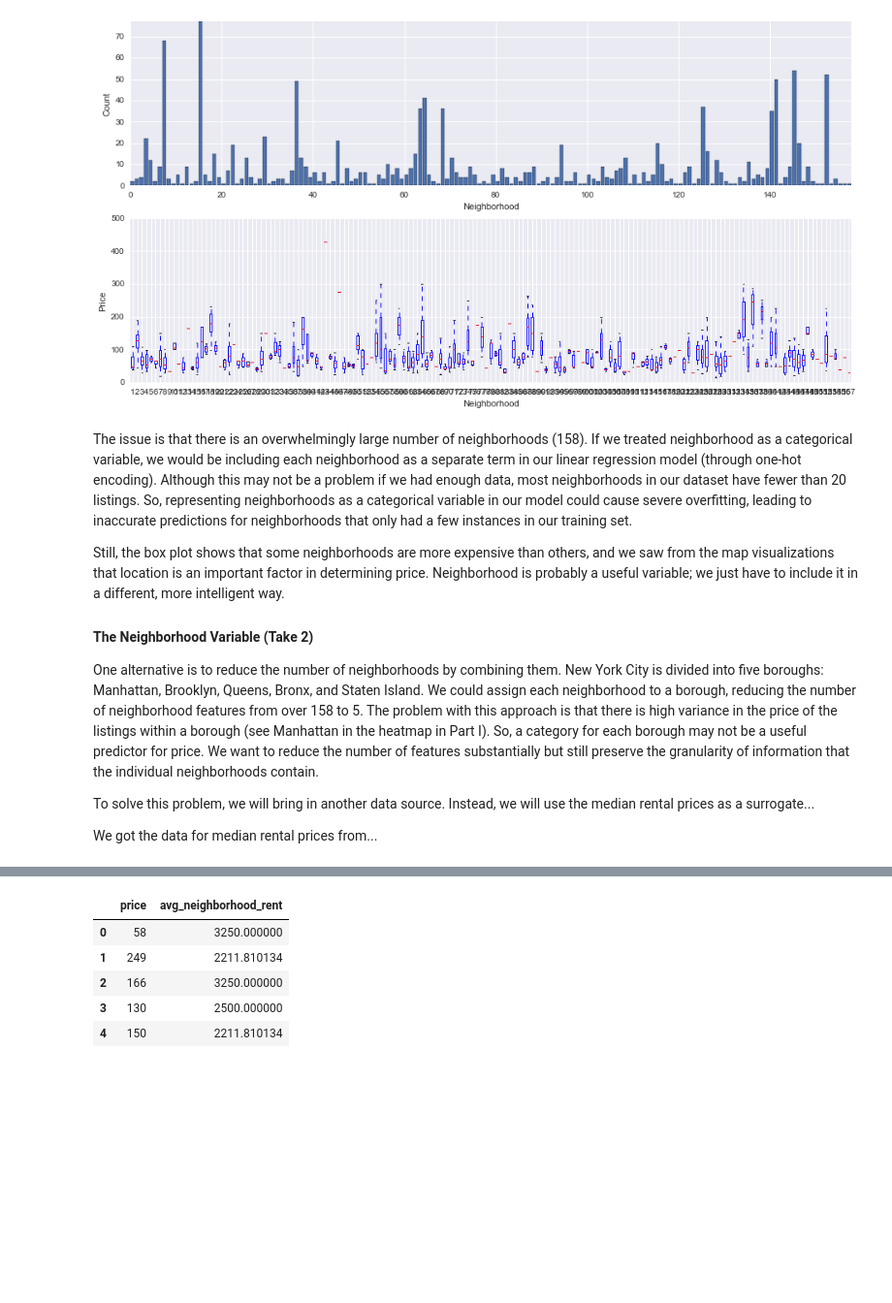
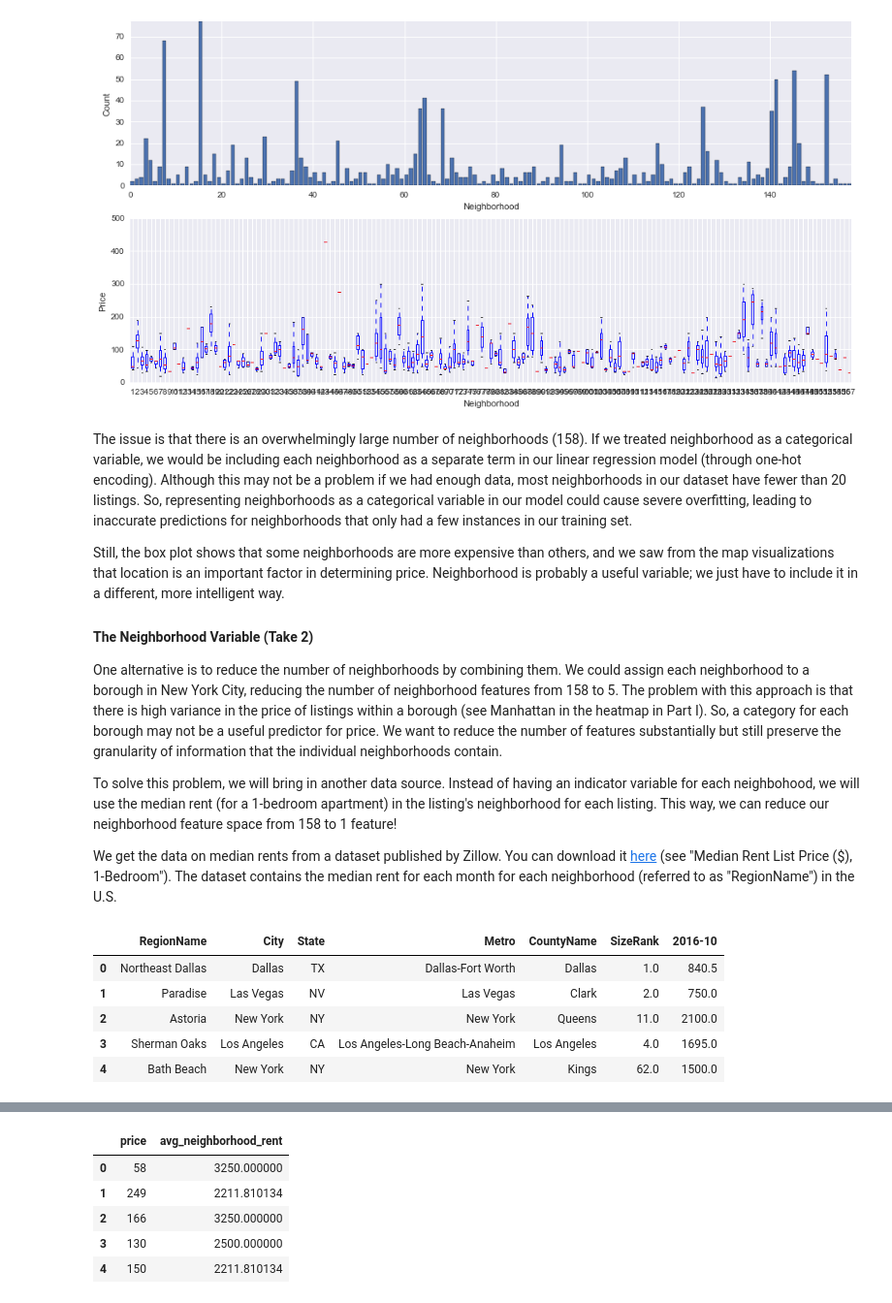
Before and after one commit to shouvikmani/AirbnbDataAnalysis, a Jupyter notebook: Analyzing_Airbnb_in_New_York_City.ipynb, the cells around one changed output, grey strips where cells are left out. Shown: that part at 97% size. Saved outputs shown, nothing was run; the diff lists cells and outputs as text; code cells hidden in the pictures; blank space fills up the shorter version.

```diff
--- a/Analyzing_Airbnb_in_New_York_City.ipynb
+++ b/Analyzing_Airbnb_in_New_York_City.ipynb
@@ -275,8 +298,17 @@ The issue is that there is an overwhelmingly large number of neighborhoods (158)
 Still, the box plot shows that some neighborhoods are more expensive than others, and we saw from the map visualizations that location is an important factor in determining price. Neighborhood is probably a useful variable; we just have to include it in a different, more intelligent way.
 
 #### The Neighborhood Variable (Take 2)
-One alternative is to reduce the number of neighborhoods by combining them. New York City is divided into five boroughs: Manhattan, Brooklyn, Queens, Bronx, and Staten Island. We could assign each neighborhood to a borough, reducing the number of neighborhood features from over 158 to 5. The problem with this approach is that there is high variance in the price of the listings within a borough (see Manhattan in the heatmap in Part I). So, a category for each borough may not be a useful predictor for price. We want to reduce the number of features substantially but still preserve the granularity of information that the individual neighborhoods contain.
+One alternative is to reduce the number of neighborhoods by combining them. We could assign each neighborhood to a borough in New York City, reducing the number of neighborhood features from 158 to 5. The problem with this approach is that there is high variance in the price of listings within a borough (see Manhattan in the heatmap in Part I). So, a category for each borough may not be a useful predictor for price. We want to reduce the number of features substantially but still preserve the granularity of information that the individual neighborhoods contain.
 
-To solve this problem, we will bring in another data source. Instead, we will use the median rental prices as a surrogate...
+To solve this problem, we will bring in another data source. Instead of having an indicator variable for each neighbohood, we will use the median rent (for a 1-bedroom apartment) in the listing's neighborhood for each listing. This way, we can reduce our neighborhood feature space from 158 to 1 feature!
 
-We got the data for median rental prices from...
+We get the data on median rents from a dataset published by Zillow. You can download it [here](http://www.zillow.com/research/data/) (see "Median Rent List Price ($), 1-Bedroom"). The dataset contains the median rent for each month for each neighborhood (referred to as "RegionName") in the U.S.
+# %%
+pd.read_csv("data/Neighborhood_MedianRentalPrice_1Bedroom.csv").head()
+# %% [output]
+|  | RegionName | City | State | Metro | CountyName | SizeRank | 2016-10 |
+| 0 | Northeast Dallas | Dallas | TX | Dallas-Fort Worth | Dallas | 1.0 | 840.5 |
+| 1 | Paradise | Las Vegas | NV | Las Vegas | Clark | 2.0 | 750.0 |
+| 2 | Astoria | New York | NY | New York | Queens | 11.0 | 2100.0 |
+| 3 | Sherman Oaks | Los Angeles | CA | Los Angeles-Long Beach-Anaheim | Los Angeles | 4.0 | 1695.0 |
+| 4 | Bath Beach | New York | NY | New York | Kings | 62.0 | 1500.0 |
```
Also changed, not shown: parts of 41 cells of this notebook.
